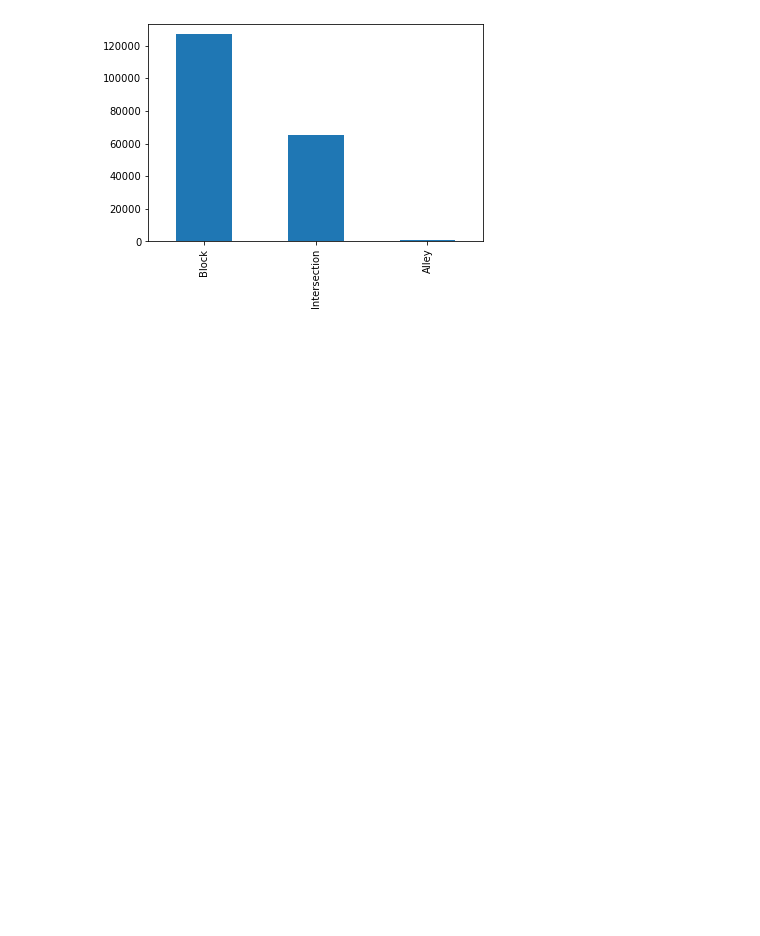
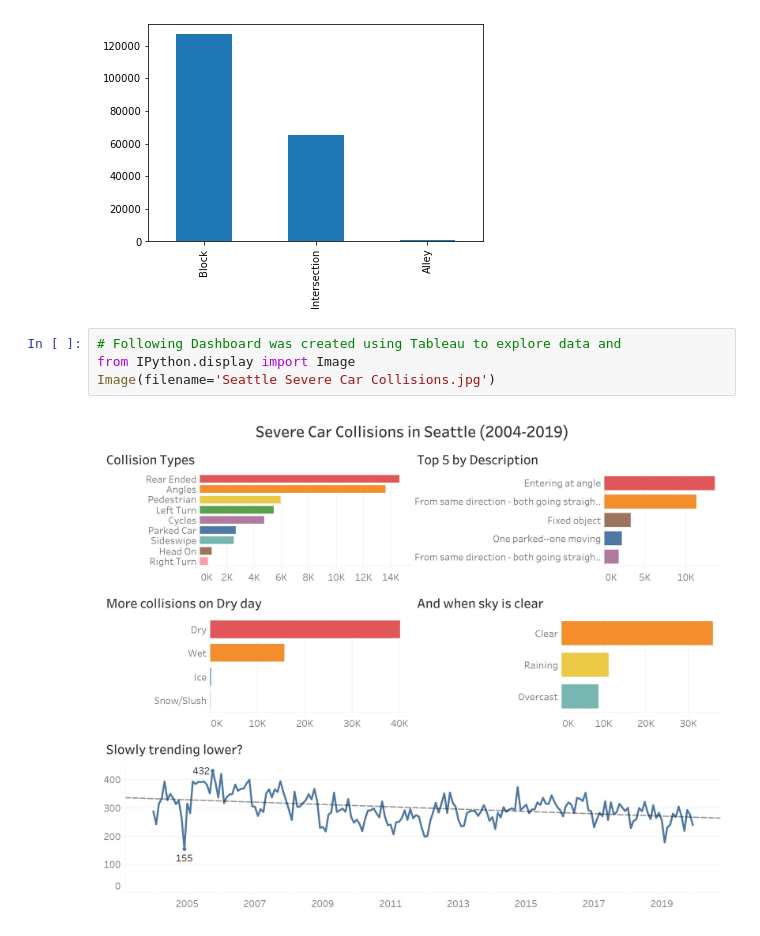
Before and after one commit to MaulikDave9/Coursera_Capstone, a Jupyter notebook: Collision Data Exploration.ipynb, the cells around one changed output. Saved outputs shown, nothing was run; the diff lists cells and outputs as text; blank space fills up the shorter version.

Commit message:
Add Tableau Dashboard image visualize data

```diff
--- a/Collision Data Exploration.ipynb
+++ b/Collision Data Exploration.ipynb
@@ -116,3 +116,9 @@ df['ADDRTYPE'].value_counts().plot(kind = 'bar')
 # %% [output]
 <AxesSubplot:>
 [figure]
+# %%
+# Following Dashboard was created using Tableau to explore data and
+from IPython.display import Image
+Image(filename='Seattle Severe Car Collisions.jpg')
+# %% [output]
+[figure, added]
```
Also changed, not shown: 1 other file.
